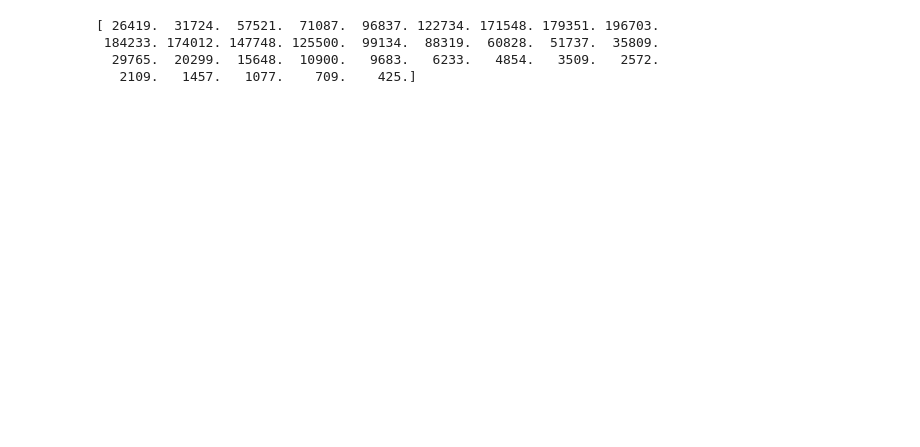
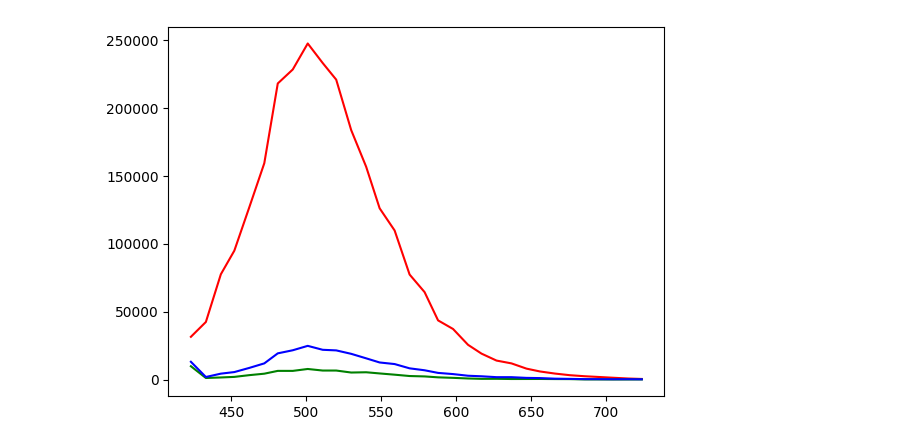
Before and after one commit to arteys/PyLSM, a Jupyter notebook: pyLSM_TL.ipynb, the cells around one changed output. Cells and saved outputs as stored; diff of their text form; code cells hidden in the pictures; blank space fills up the shorter version.

```diff
--- a/pyLSM_TL.ipynb
+++ b/pyLSM_TL.ipynb
@@ -236,9 +237,9 @@ def spectra_extraction_ROI(x_coord, y_coord, size, image):
 
     type_conversion_constant = 10000 #When numbers a big we didnt lose much when convert it to int. And ints look much nicer in Excel
 
-    x_1 = x_coord - size
-    x_2 = y_coord + size
-    y_1 = y_coord - size
+    x_1 = x_coord
+    x_2 = x_coord + size
+    y_1 = y_coord
     y_2 = y_coord + size
 
     image_ROI = image[:,x_1:x_2,y_1:y_2]
@@ -277,39 +278,49 @@ plt.plot(wavelength_list,spectra)
 # %%
 c = 1 #TEMPORARY
 
-spectra = np.zeros(shape=(32,c))
+spectra_1 = np.zeros(shape=(32,c))
+spectra_2 = np.zeros(shape=(32,c))
+spectra_3 = np.zeros(shape=(32,c))
+
+x_1,y_1 = 193, 243
+x_2,y_2 = 400, 100
+x_3,y_3 = 280, 350
 
 for i in range(c):
     image_i = image_raw[i,:,:,:]
     img = channels_to_lambda(image_i,wavelength_list)
     auto_result, alpha, beta = automatic_brightness_and_contrast(img)
 
-    spectra[:,i] = spectra_extraction_ROI(193, 243, 30, image_i)
+    spectra_1[:,i] = spectra_extraction_ROI(x_1,y_1, 30, image_i)
+    spectra_2[:,i] = spectra_extraction_ROI(x_2,y_2, 30, image_i)
+    spectra_3[:,i] = spectra_extraction_ROI(x_3,y_3, 30, image_i)
 
 
     # print(type(spectra_i))
 
     # print(spectra_i)
 
     output_image_file_name_corr = folder_path + '\\Animation_frames\\' + str(i) + '_corr' + '.png'
     output_plot_file_name = folder_path + '\\Plot_frames\\' + str(i) + '.png'
     cv2.imwrite(output_image_file_name_corr, auto_result)
 
-    fig,ax = plt.plot(wavelength_list,spectra[:,i])
+    fig, ax = plt.subplots( nrows=1, ncols=1 )
+    ax.plot(wavelength_list, spectra_1[:,i], color = 'red')
+    ax.plot(wavelength_list, spectra_2[:,i], color = 'green')
+    ax.plot(wavelength_list, spectra_3[:,i], color = 'blue')
     # print(spectra[:,i])
 
-    # fig.savefig(output_plot_file_name)
+
+    fig.savefig(output_plot_file_name)
+    # plt.close()  #If we wont show each of the hundreds of plots
 
 # print(spectra)
 
 # spectra_df = pd.DataFrame(spectra)
 
 # print(spectra_df)
 # %% [output]
-[ 26419.  31724.  57521.  71087.  96837. 122734. 171548. 179351. 196703.
- 184233. 174012. 147748. 125500.  99134.  88319.  60828.  51737.  35809.
-  29765.  20299.  15648.  10900.   9683.   6233.   4854.   3509.   2572.
-   2109.   1457.   1077.    709.    425.]
+[figure, added]
 # %%
 output_spectra_file_name = folder_path + 'spectra' + '.xlsx'
 
```
Also changed, not shown: parts of 1 cell of this notebook.
